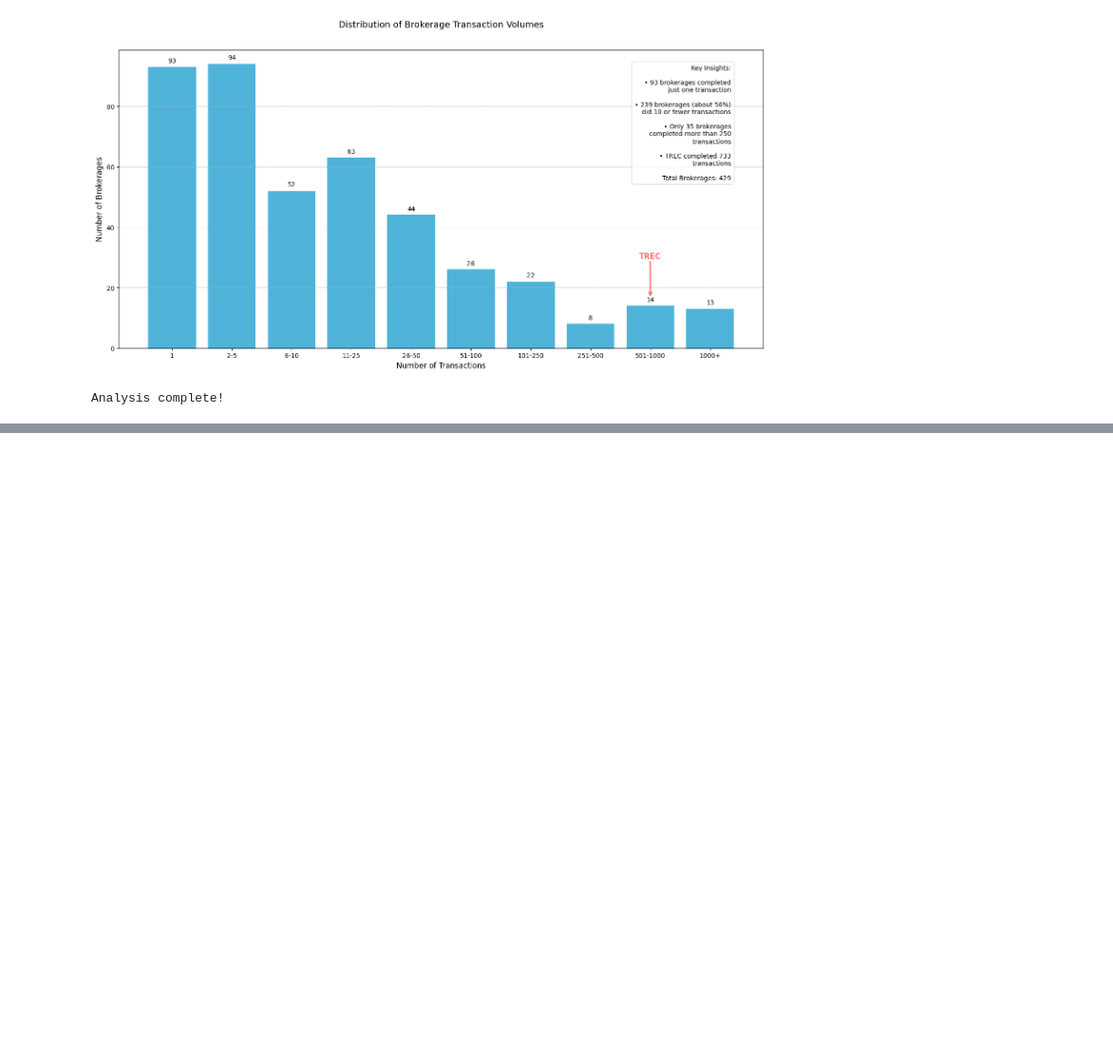
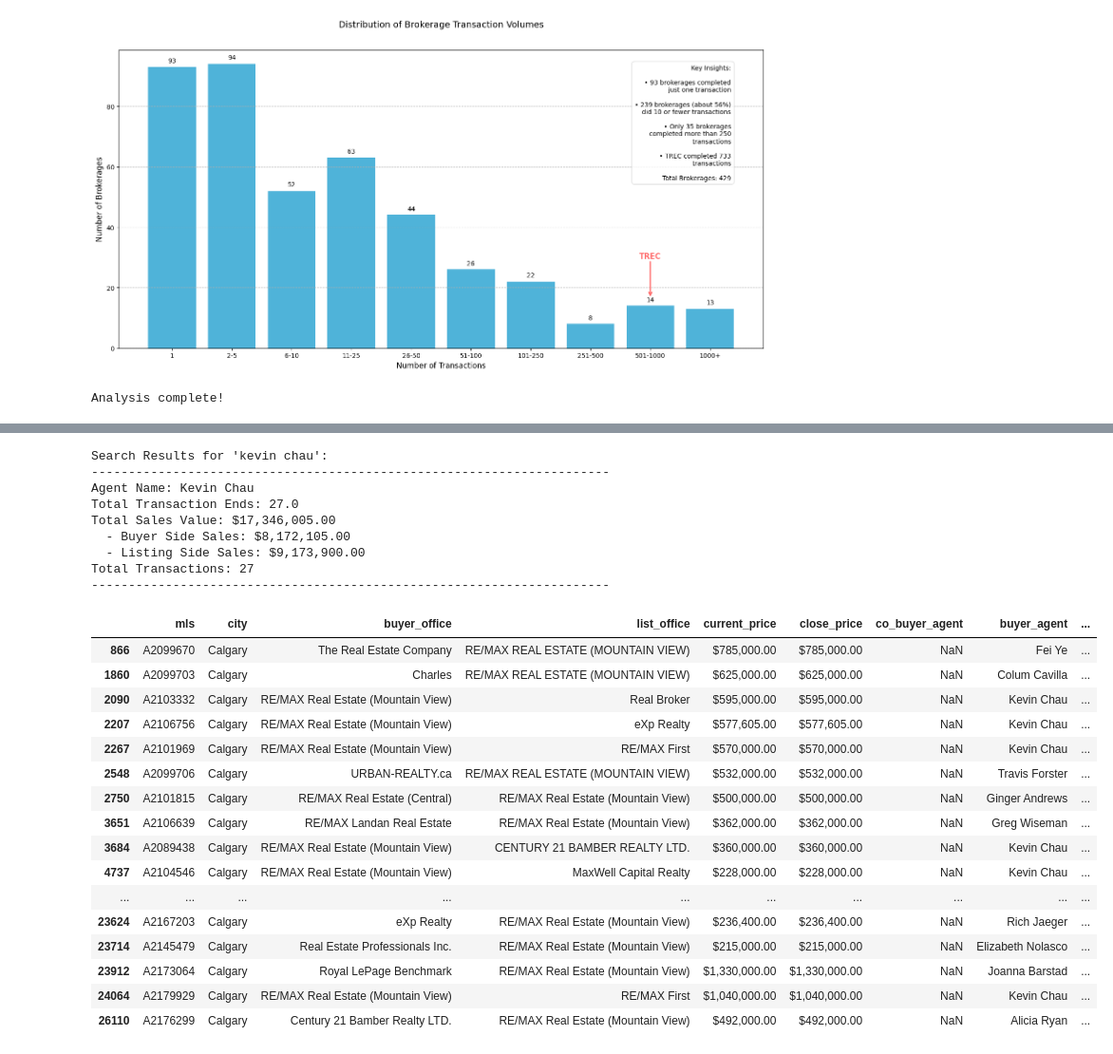
Before and after one commit to 33GuessSo88/Brokerage_Agent_Analysis, a Jupyter notebook: Brokerage_and_Agent.ipynb, the cells around one changed output, grey strips where cells are left out. Shown at 95% size. Saved outputs shown, nothing was run; the diff lists cells and outputs as text; code cells hidden in the pictures; blank space fills up the shorter version.

```diff
--- a/Brokerage_and_Agent.ipynb
+++ b/Brokerage_and_Agent.ipynb
@@ -655,9 +753,9 @@ else:
         # ----------------------------------------
         # Calculate Expected Ends
         # ----------------------------------------
-        # Count total transactions
+        # Every transaction should have exactly 2.0 ends
         total_transactions = len(cleaned_df)
-        expected_total_ends = total_transactions * 2  # 2 ends per transaction
+        expected_total_ends = total_transactions * 2  # Always 2 ends per transaction
 
         print(f"\nTransaction Counts:")
         print(f"Total transactions: {total_transactions:,}")
@@ -679,19 +777,20 @@ else:
         print("\nVerification Results:")
         print(f"Difference (Actual - Expected): {difference:,.1f} ends")
 
-        if abs(difference) > 0.1:  # Using 0.1 to account for potential floating-point rounding
+        # Very small tolerance for floating-point arithmetic
+        if abs(difference) > 0.1:
             print("\nDiscrepancy detected! Let's investigate further:")
 
-            # Let's look more closely at our data
+            # Investigate potential data anomalies
             print("\nChecking for data anomalies:")
 
-            # Check for any 'nan' or empty strings in agent columns
+            # Check for any missing values in agent columns
             agent_columns = ['buyer_agent', 'co_buyer_agent', 'list_agent', 'co_list_agent']
             for col in agent_columns:
                 empty_count = cleaned_df[col].isna().sum()
                 print(f"Empty values in {col}: {empty_count:,}")
 
-            # Check for unusual agent names
+            # Examine most common agent values
             print("\nUnique values that might cause issues:")
             for col in agent_columns:
                 unusual = cleaned_df[col].value_counts().head(3)
@@ -701,7 +800,7 @@ else:
         # ----------------------------------------
         # Agent Performance Statistics
         # ----------------------------------------
-        print("\nDetailed Statistics:")
+        print("\nDetailed Agent Performance Statistics:")
 
         # Calculate median ends per agent
         median_ends = agent_summary['Total Ends'].median()
@@ -725,6 +824,13 @@ else:
         print(f"With co-buyer agents: {transactions_with_co_buyers:,} ({transactions_with_co_buyers/total_transactions*100:.1f}%)")
         print(f"With co-listing agents: {transactions_with_co_listers:,} ({transactions_with_co_listers/total_transactions*100:.1f}%)")
 
+        # ----------------------------------------
+        # Top Agents Section
+        # ----------------------------------------
+        print("\nTop 10 Agents by Transaction Ends:")
+        top_10_agents = agent_summary.head(10)
+        print(top_10_agents)
+
         print("\nVerification complete!")
 
     except Exception as e:
@@ -881,0 +1085,30 @@ Analysis complete!
+# %%
+# Search for all agents with 'justin' in their name
+search_agent_details('kevin chau')
+# %% [output]
+Search Results for 'kevin chau':
+----------------------------------------------------------------------
+Agent Name: Kevin Chau
+Total Transaction Ends: 27.0
+Total Sales Value: $17,346,005.00
+  - Buyer Side Sales: $8,172,105.00
+  - Listing Side Sales: $9,173,900.00
+Total Transactions: 27
+----------------------------------------------------------------------
+|  | mls | city | buyer_office | list_office | current_price | close_price | co_buyer_agent | buyer_agent | ... |
+| 866 | A2099670 | Calgary | The Real Estate Company | RE/MAX REAL ESTATE (MOUNTAIN VIEW) | $785,000.00 | $785,000.00 | NaN | Fei Ye | ... |
+| 1860 | A2099703 | Calgary | Charles | RE/MAX REAL ESTATE (MOUNTAIN VIEW) | $625,000.00 | $625,000.00 | NaN | Colum Cavilla | ... |
+| 2090 | A2103332 | Calgary | RE/MAX Real Estate (Mountain View) | Real Broker | $595,000.00 | $595,000.00 | NaN | Kevin Chau | ... |
+| 2207 | A2106756 | Calgary | RE/MAX Real Estate (Mountain View) | eXp Realty | $577,605.00 | $577,605.00 | NaN | Kevin Chau | ... |
+| 2267 | A2101969 | Calgary | RE/MAX Real Estate (Mountain View) | RE/MAX First | $570,000.00 | $570,000.00 | NaN | Kevin Chau | ... |
+| 2548 | A2099706 | Calgary | URBAN-REALTY.ca | RE/MAX REAL ESTATE (MOUNTAIN VIEW) | $532,000.00 | $532,000.00 | NaN | Travis Forster | ... |
+| 2750 | A2101815 | Calgary | RE/MAX Real Estate (Central) | RE/MAX Real Estate (Mountain View) | $500,000.00 | $500,000.00 | NaN | Ginger Andrews | ... |
+| 3651 | A2106639 | Calgary | RE/MAX Landan Real Estate | RE/MAX Real Estate (Mountain View) | $362,000.00 | $362,000.00 | NaN | Greg Wiseman | ... |
+| 3684 | A2089438 | Calgary | RE/MAX Real Estate (Mountain View) | CENTURY 21 BAMBER REALTY LTD. | $360,000.00 | $360,000.00 | NaN | Kevin Chau | ... |
+| 4737 | A2104546 | Calgary | RE/MAX Real Estate (Mountain View) | MaxWell Capital Realty | $228,000.00 | $228,000.00 | NaN | Kevin Chau | ... |
+| ... | ... | ... | ... | ... | ... | ... | ... | ... | ... |
+| 23624 | A2167203 | Calgary | eXp Realty | RE/MAX Real Estate (Mountain View) | $236,400.00 | $236,400.00 | NaN | Rich Jaeger | ... |
+| 23714 | A2145479 | Calgary | Real Estate Professionals Inc. | RE/MAX Real Estate (Mountain View) | $215,000.00 | $215,000.00 | NaN | Elizabeth Nolasco | ... |
+| 23912 | A2173064 | Calgary | Royal LePage Benchmark | RE/MAX Real Estate (Mountain View) | $1,330,000.00 | $1,330,000.00 | NaN | Joanna Barstad | ... |
+| 24064 | A2179929 | Calgary | RE/MAX Real Estate (Mountain View) | RE/MAX First | $1,040,000.00 | $1,040,000.00 | NaN | Kevin Chau | ... |
+| 26110 | A2176299 | Calgary | Century 21 Bamber Realty LTD. | RE/MAX Real Estate (Mountain View) | $492,000.00 | $492,000.00 | NaN | Alicia Ryan | ... |
```
Also changed, not shown: parts of 7 cells of this notebook.
